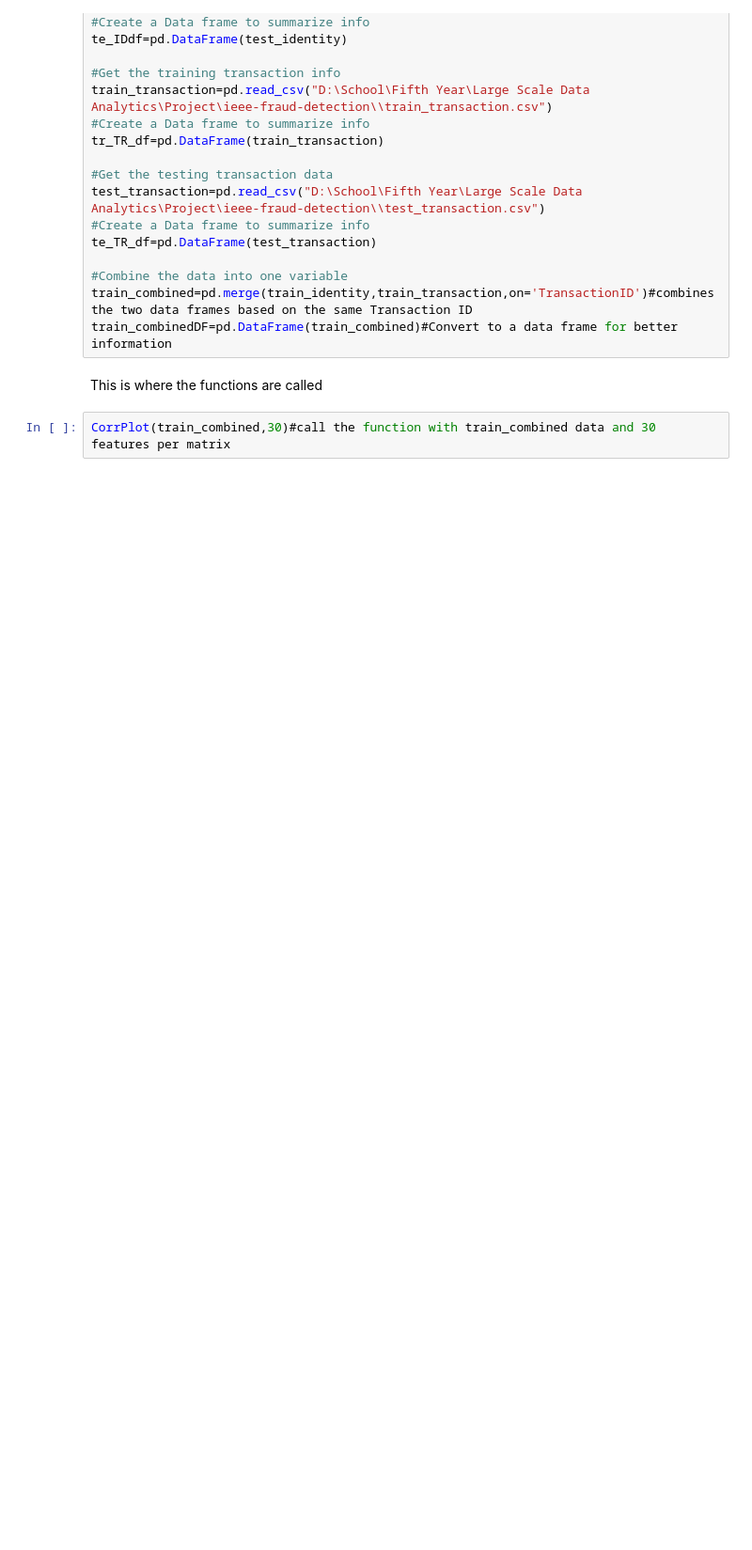
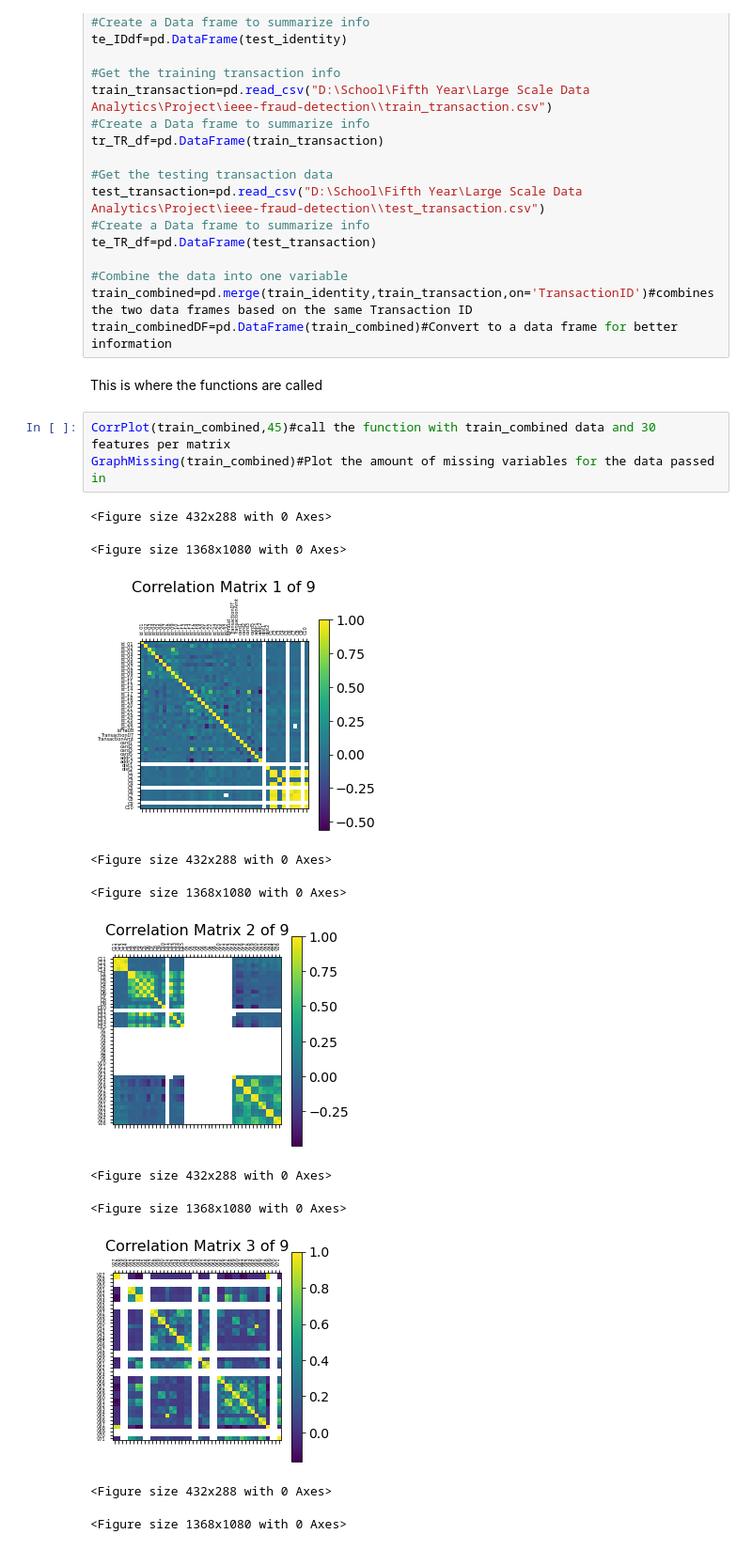
Before and after one commit to KevinGenereux/ESOF_0151_Project, a Jupyter notebook: team-src/EDA.ipynb, the cells around one changed output. Shown at 94% size. Cells and saved outputs as stored; diff of their text form; blank space fills up the shorter version.

```diff
--- a/team-src/EDA.ipynb
+++ b/team-src/EDA.ipynb
@@ -69,4 +118,17 @@ train_combinedDF=pd.DataFrame(train_combined)#Convert to a data frame for better
 # %% [markdown]
 This is where the functions are called
 # %%
-CorrPlot(train_combined,30)#call the function with train_combined data and 30 features per matrix
+CorrPlot(train_combined,45)#call the function with train_combined data and 30 features per matrix
+GraphMissing(train_combined)#Plot the amount of missing variables for the data passed in
+# %% [output]
+<Figure size 432x288 with 0 Axes>
+<Figure size 1368x1080 with 0 Axes>
+[figure, added]
+<Figure size 432x288 with 0 Axes>
+<Figure size 1368x1080 with 0 Axes>
+[figure, added]
+<Figure size 432x288 with 0 Axes>
+<Figure size 1368x1080 with 0 Axes>
+[figure, added]
+<Figure size 432x288 with 0 Axes>
+<Figure size 1368x1080 with 0 Axes>
```
Also changed, not shown: parts of 3 cells of this notebook, 8 other files.
